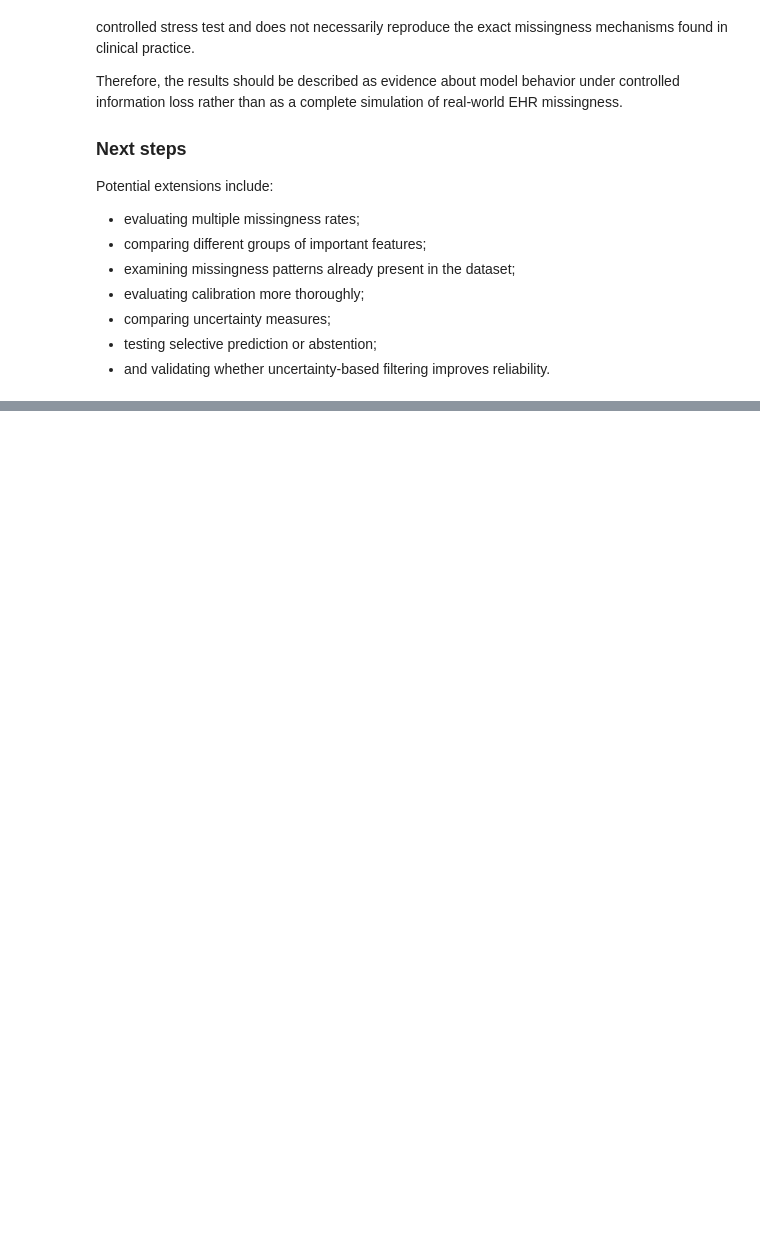
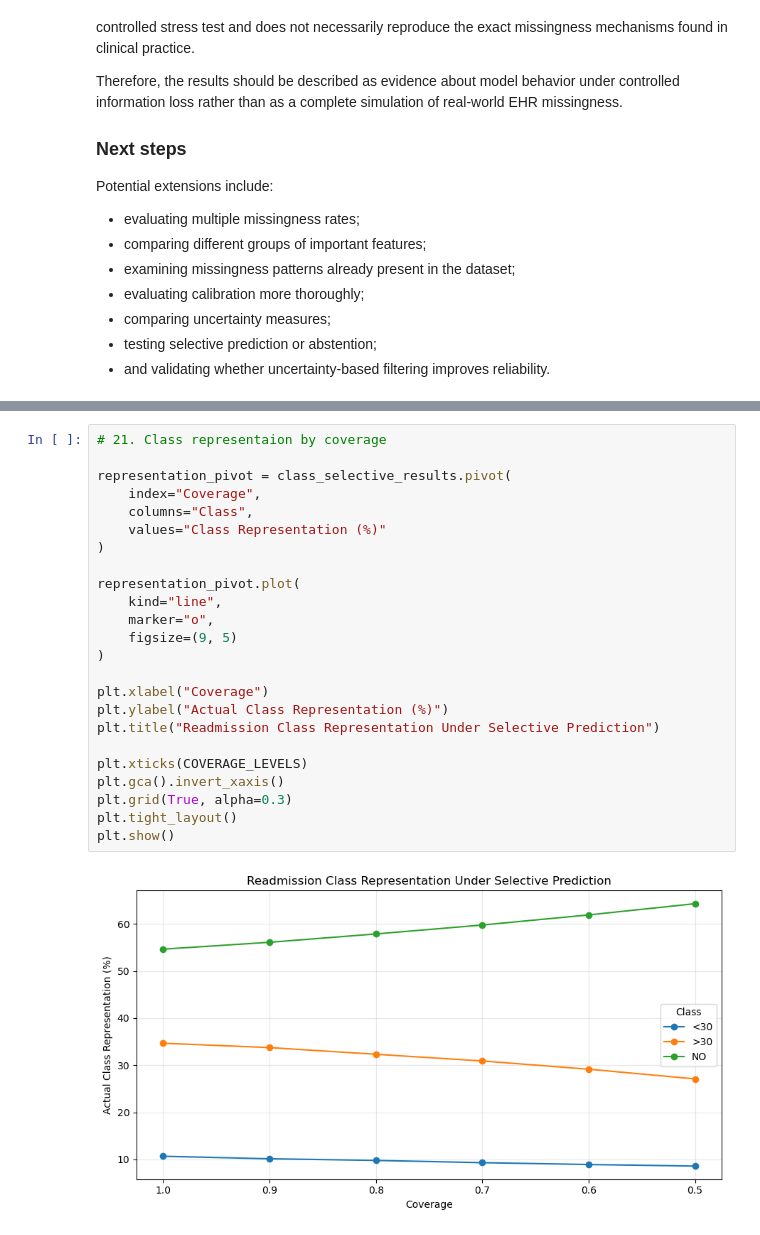
Before and after one commit to AnshulRaghu/ehr-uncertainty, a Jupyter notebook: notebooks/02_baseline_model.ipynb, the cells around one changed output, grey strips where cells are left out. Cells and saved outputs as stored; diff of their text form; blank space fills up the shorter version.

```diff
--- a/notebooks/02_baseline_model.ipynb
+++ b/notebooks/02_baseline_model.ipynb
@@ -1866,0 +2327,26 @@ Potential extensions include:
+# %%
+# 21. Class representaion by coverage
+
+representation_pivot = class_selective_results.pivot(
+    index="Coverage",
+    columns="Class",
+    values="Class Representation (%)"
+)
+
+representation_pivot.plot(
+    kind="line",
+    marker="o",
+    figsize=(9, 5)
+)
+
+plt.xlabel("Coverage")
+plt.ylabel("Actual Class Representation (%)")
+plt.title("Readmission Class Representation Under Selective Prediction")
+
+plt.xticks(COVERAGE_LEVELS)
+plt.gca().invert_xaxis()
+plt.grid(True, alpha=0.3)
+plt.tight_layout()
+plt.show()
+# %% [output]
+[figure, added]
```
Also changed, not shown: parts of 19 cells of this notebook, 1 other file.
